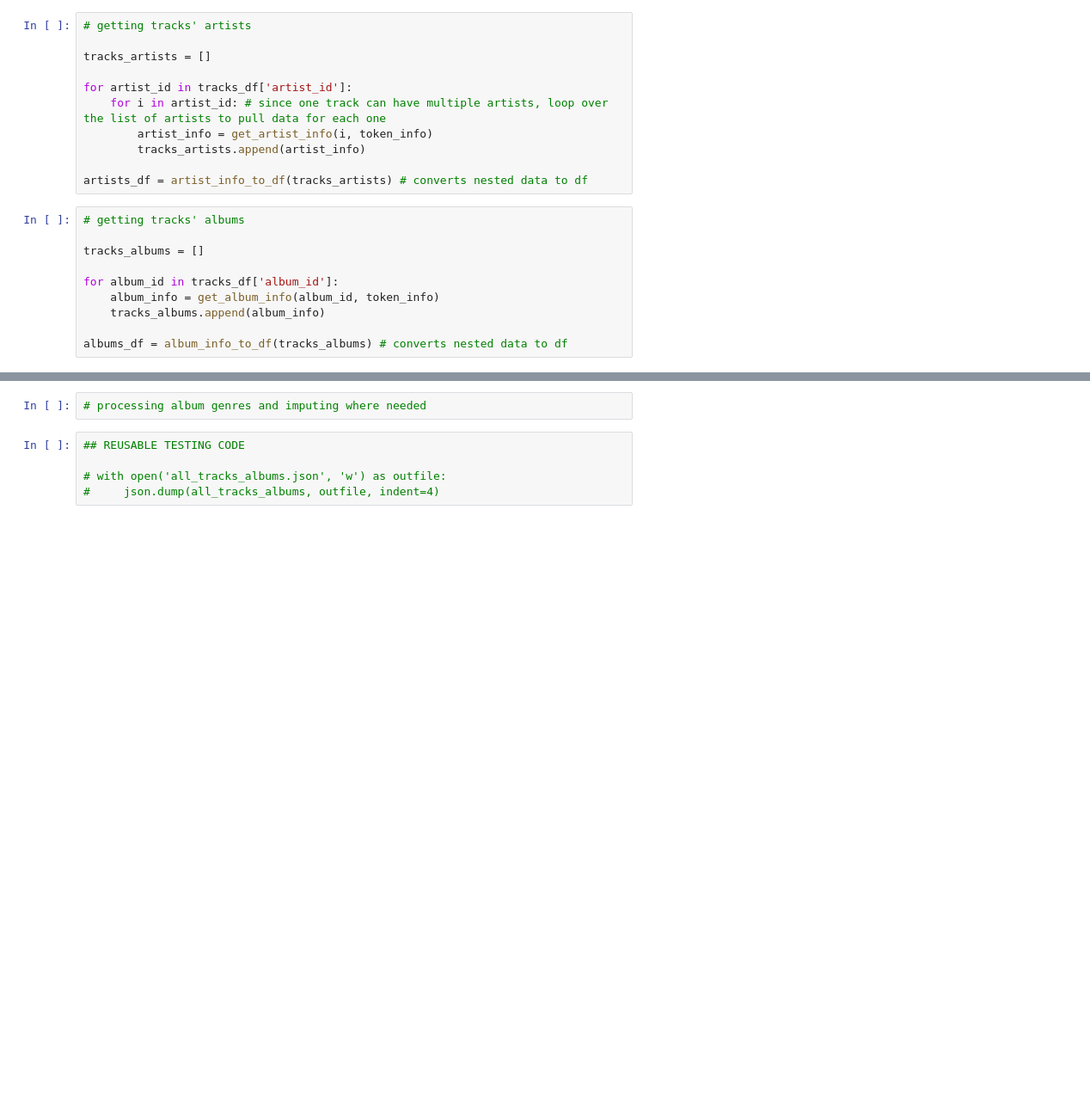
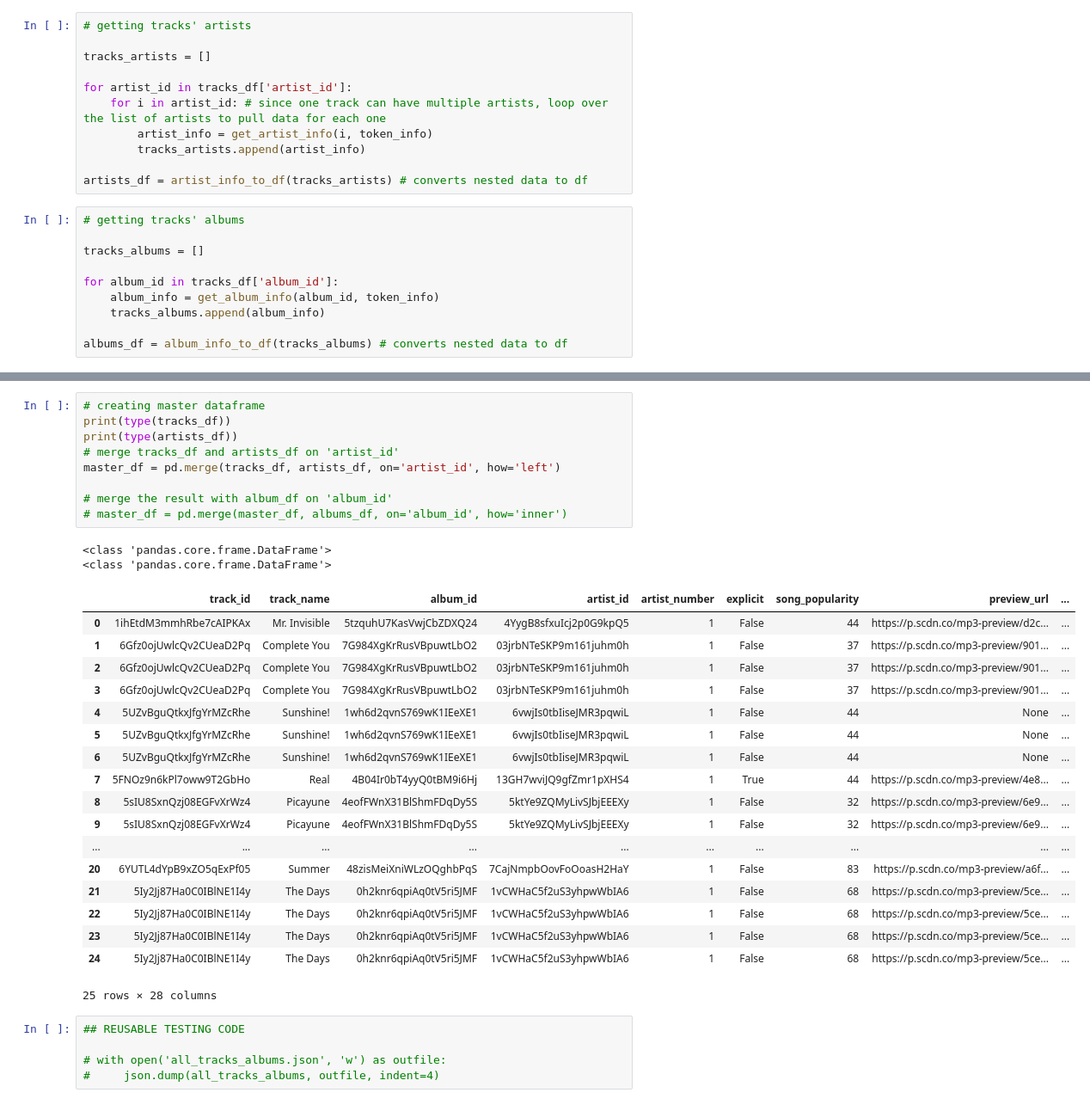
Before and after one commit to renadgharz/spotify-smart-playlists, a Jupyter notebook: src/train.ipynb, the cells around one changed output, grey strips where cells are left out. Shown at 86% size. Drawn from its saved outputs; the diff is of its cells as text; blank space fills up the shorter version.

```diff
--- a/src/train.ipynb
+++ b/src/train.ipynb
@@ -110,8 +166,36 @@ if not artists_df.loc[artists_df['artist_genres'] == ''].empty:
 # dropping  duplicate records, this occurs if a playlist has multiple tracks from the same artist
 artists_df.drop_duplicates(subset=['artist_id', 'artist_genres'], inplace=True)
 artists_df.reset_index(inplace=True)
-# %%
-# processing album genres and imputing where needed
+# %%
+# creating master dataframe
+print(type(tracks_df))
+print(type(artists_df))
+# merge tracks_df and artists_df on 'artist_id'
+master_df = pd.merge(tracks_df, artists_df, on='artist_id', how='left')
+
+# merge the result with album_df on 'album_id'
+# master_df = pd.merge(master_df, albums_df, on='album_id', how='inner')
+# %% [output]
+<class 'pandas.core.frame.DataFrame'>
+<class 'pandas.core.frame.DataFrame'>
+|  | track_id | track_name | album_id | artist_id | artist_number | explicit | song_popularity | preview_url | ... |
+| 0 | 1ihEtdM3mmhRbe7cAIPKAx | Mr. Invisible | 5tzquhU7KasVwjCbZDXQ24 | 4YygB8sfxuIcj2p0G9kpQ5 | 1 | False | 44 | https://p.scdn.co/mp3-preview/d2c... | ... |
+| 1 | 6Gfz0ojUwlcQv2CUeaD2Pq | Complete You | 7G984XgKrRusVBpuwtLbO2 | 03jrbNTeSKP9m161juhm0h | 1 | False | 37 | https://p.scdn.co/mp3-preview/901... | ... |
+| 2 | 6Gfz0ojUwlcQv2CUeaD2Pq | Complete You | 7G984XgKrRusVBpuwtLbO2 | 03jrbNTeSKP9m161juhm0h | 1 | False | 37 | https://p.scdn.co/mp3-preview/901... | ... |
+| 3 | 6Gfz0ojUwlcQv2CUeaD2Pq | Complete You | 7G984XgKrRusVBpuwtLbO2 | 03jrbNTeSKP9m161juhm0h | 1 | False | 37 | https://p.scdn.co/mp3-preview/901... | ... |
+| 4 | 5UZvBguQtkxJfgYrMZcRhe | Sunshine! | 1wh6d2qvnS769wK1IEeXE1 | 6vwjIs0tbIiseJMR3pqwiL | 1 | False | 44 | None | ... |
+| 5 | 5UZvBguQtkxJfgYrMZcRhe | Sunshine! | 1wh6d2qvnS769wK1IEeXE1 | 6vwjIs0tbIiseJMR3pqwiL | 1 | False | 44 | None | ... |
+| 6 | 5UZvBguQtkxJfgYrMZcRhe | Sunshine! | 1wh6d2qvnS769wK1IEeXE1 | 6vwjIs0tbIiseJMR3pqwiL | 1 | False | 44 | None | ... |
+| 7 | 5FNOz9n6kPl7oww9T2GbHo | Real | 4B04Ir0bT4yyQ0tBM9i6Hj | 13GH7wviJQ9gfZmr1pXHS4 | 1 | True | 44 | https://p.scdn.co/mp3-preview/4e8... | ... |
+| 8 | 5sIU8SxnQzj08EGFvXrWz4 | Picayune | 4eofFWnX31BlShmFDqDy5S | 5ktYe9ZQMyLivSJbjEEEXy | 1 | False | 32 | https://p.scdn.co/mp3-preview/6e9... | ... |
+| 9 | 5sIU8SxnQzj08EGFvXrWz4 | Picayune | 4eofFWnX31BlShmFDqDy5S | 5ktYe9ZQMyLivSJbjEEEXy | 1 | False | 32 | https://p.scdn.co/mp3-preview/6e9... | ... |
+| ... | ... | ... | ... | ... | ... | ... | ... | ... | ... |
+| 20 | 6YUTL4dYpB9xZO5qExPf05 | Summer | 48zisMeiXniWLzOQghbPqS | 7CajNmpbOovFoOoasH2HaY | 1 | False | 83 | https://p.scdn.co/mp3-preview/a6f... | ... |
+| 21 | 5Iy2Jj87Ha0C0IBlNE1I4y | The Days | 0h2knr6qpiAq0tV5ri5JMF | 1vCWHaC5f2uS3yhpwWbIA6 | 1 | False | 68 | https://p.scdn.co/mp3-preview/5ce... | ... |
+| 22 | 5Iy2Jj87Ha0C0IBlNE1I4y | The Days | 0h2knr6qpiAq0tV5ri5JMF | 1vCWHaC5f2uS3yhpwWbIA6 | 1 | False | 68 | https://p.scdn.co/mp3-preview/5ce... | ... |
+| 23 | 5Iy2Jj87Ha0C0IBlNE1I4y | The Days | 0h2knr6qpiAq0tV5ri5JMF | 1vCWHaC5f2uS3yhpwWbIA6 | 1 | False | 68 | https://p.scdn.co/mp3-preview/5ce... | ... |
+| 24 | 5Iy2Jj87Ha0C0IBlNE1I4y | The Days | 0h2knr6qpiAq0tV5ri5JMF | 1vCWHaC5f2uS3yhpwWbIA6 | 1 | False | 68 | https://p.scdn.co/mp3-preview/5ce... | ... |
+25 rows × 28 columns
 # %%
 ## REUSABLE TESTING CODE
 
```
Also changed, not shown: parts of 7 cells of this notebook, 1 other file.
